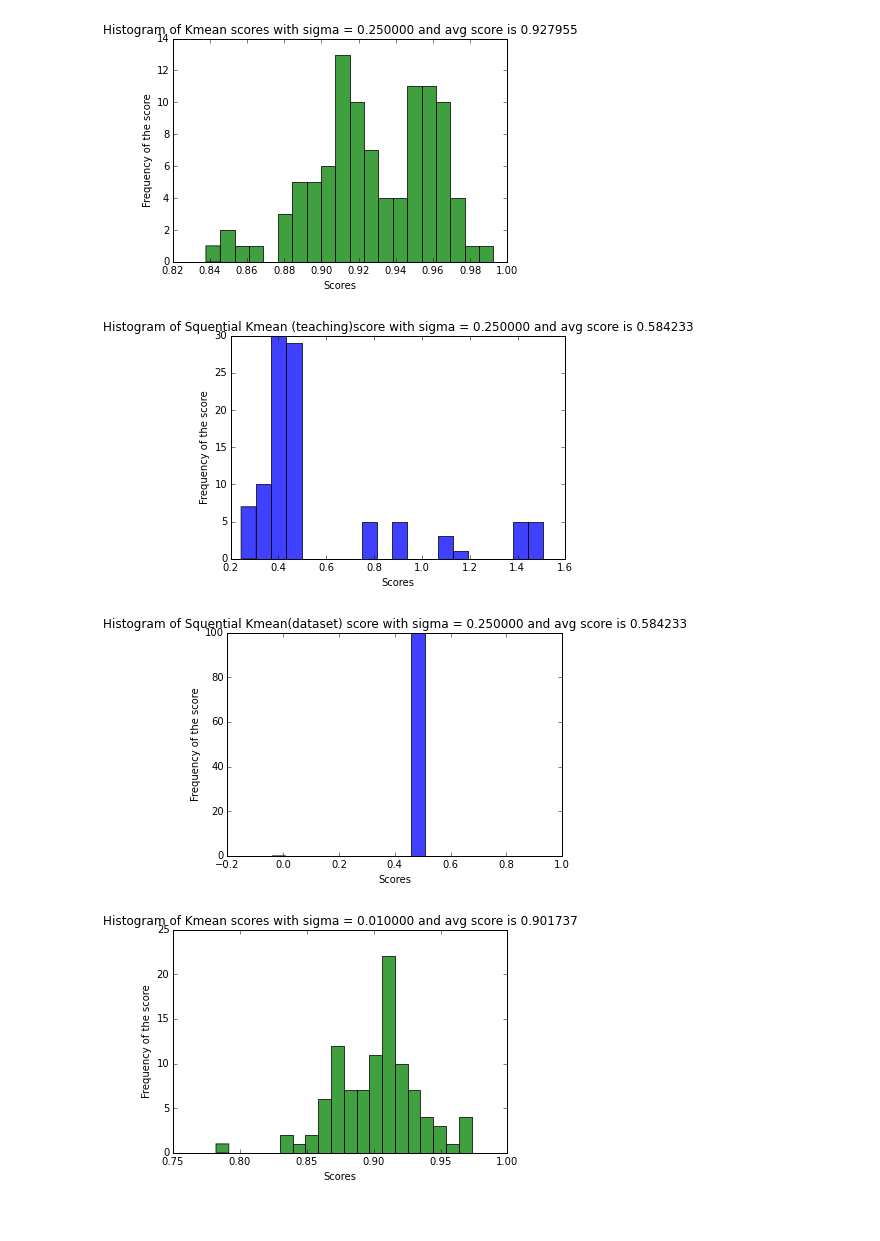
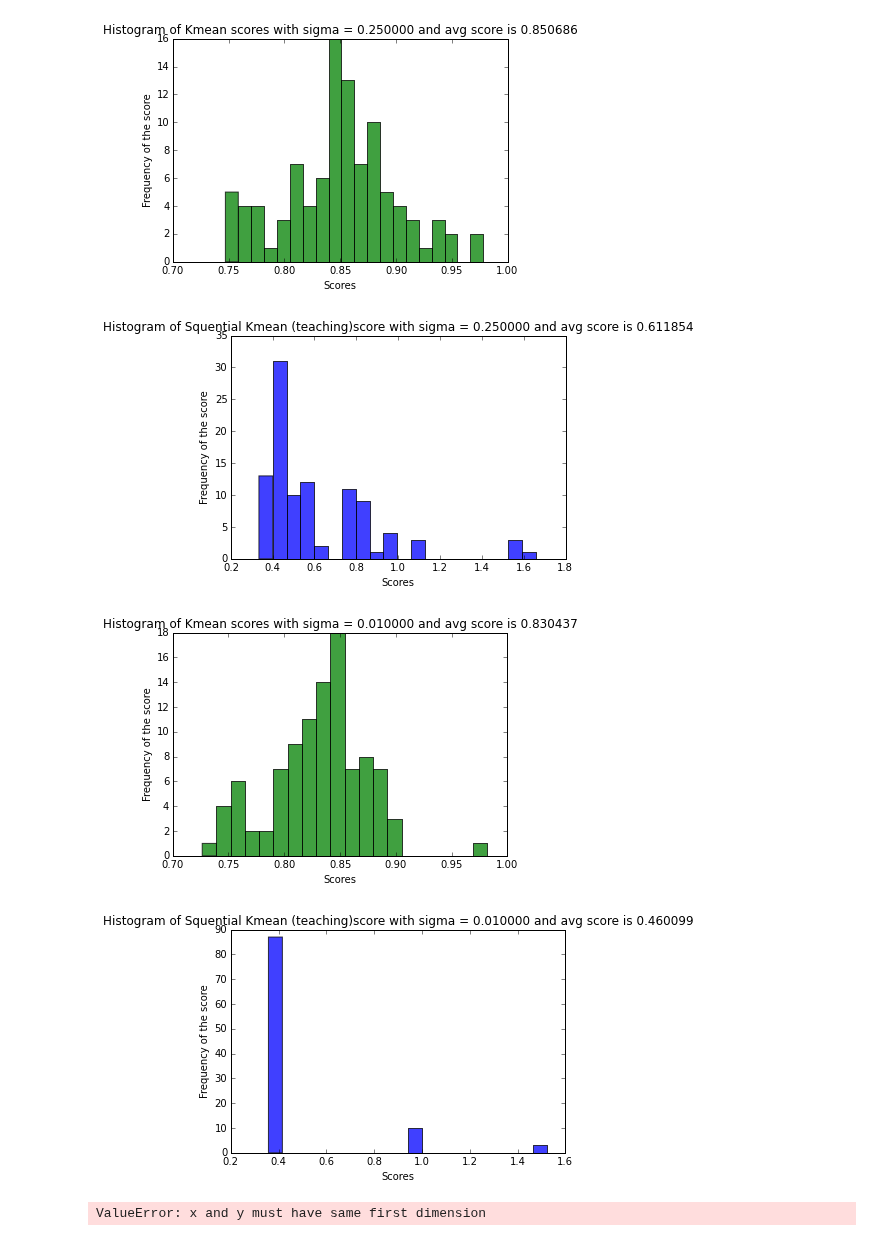
Before and after one commit to RuiqingQiu/K-Mean, a Jupyter notebook: kmeans.ipynb, the cells around one changed output. Saved outputs shown, nothing was run; the diff lists cells and outputs as text; code cells hidden in the pictures.

Commit message:
score still need to be changed

```diff
--- a/kmeans.ipynb
+++ b/kmeans.ipynb
@@ -384,53 +384,54 @@ def experiment3():
 
         # permuatate the teaching signal
         for i in range(num_of_iterations):
             # res1, idx1 = sequential_kmean(np.random.permutation(data_set) , k)
             # tmp_data_set = np.concatenate((teaching_data_set, np.random.permutation(data_set)))
-            tmp_data_set = np.concatenate((np.random.permutation(teaching_data_set), d.data_set))
+            tmp_data_set = np.concatenate((np.random.permutation(teaching_data_set), np.random.permutation(d.data_set)))
             res1, idx1 = sequential_kmean(tmp_data_set , d.k)
             score_list_skmean.append(d.error_calculate(res1))
         avg_score = sum(score_list_skmean)/len(score_list_skmean)
         seq_kmean_avg_score.append(avg_score)
         plt.xlabel('Scores')
         plt.ylabel('Frequency of the score')
         plt.title(r'Histogram of Squential Kmean (teaching)score with sigma = %f and avg score is %f ' % (small_sigma, avg_score))
         #plt.text(1,1,'sigma = %f' % small_sigma)
         #plt.text(0.8,15,'avg score = %f ' %avg_score)
         #plt.bar(range(num_of_iterations), score_list)
         n, bins, patches = plt.hist(score_list_skmean,20,normed=0,facecolor="blue",alpha=0.75)
         plt.show()
         pylab.clf()
 
-        # permutate the data set
-        for i in range(num_of_iterations):
-            # res1, idx1 = sequential_kmean(np.random.permutation(data_set) , k)
-            # tmp_data_set = np.concatenate((teaching_data_set, np.random.permutation(data_set)))
-            tmp_data_set = np.concatenate((teaching_data_set, np.random.permutation(d.data_set)))
-            res1, idx1 = sequential_kmean(tmp_data_set , d.k)
-            score_list_skmean_data.append(d.error_calculate(res1))
-        avg_score = sum(score_list_skmean)/len(score_list_skmean)
-        seq_kmean_data_avg_score.append(avg_score)
-        plt.xlabel('Scores')
-        plt.ylabel('Frequency of the score')
-        plt.title(r'Histogram of Squential Kmean(dataset) score with sigma = %f and avg score is %f ' % (small_sigma, avg_score))
-        #plt.text(1,1,'sigma = %f' % small_sigma)
-        #plt.text(0.8,15,'avg score = %f ' %avg_score)
-        #plt.bar(range(num_of_iterations), score_list)
-        n, bins, patches = plt.hist(score_list_skmean_data,20,normed=0,facecolor="blue",alpha=0.75)
-        plt.show()
-        pylab.clf()
+#         # permutate the data set
+#         for i in range(num_of_iterations):
+#             # res1, idx1 = sequential_kmean(np.random.permutation(data_set) , k)
+#             # tmp_data_set = np.concatenate((teaching_data_set, np.random.permutation(data_set)))
+#             tmp_data_set = np.concatenate((teaching_data_set, np.random.permutation(d.data_set)))
+#             res1, idx1 = sequential_kmean(tmp_data_set , d.k)
+#             score_list_skmean_data.append(d.error_calculate(res1))
+#         avg_score = sum(score_list_skmean)/len(score_list_skmean)
+#         seq_kmean_data_avg_score.append(avg_score)
+#         plt.xlabel('Scores')
+#         plt.ylabel('Frequency of the score')
+#         plt.title(r'Histogram of Squential Kmean(dataset) score with sigma = %f and avg score is %f ' % (small_sigma, avg_score))
+#         #plt.text(1,1,'sigma = %f' % small_sigma)
+#         #plt.text(0.8,15,'avg score = %f ' %avg_score)
+#         #plt.bar(range(num_of_iterations), score_list)
+#         n, bins, patches = plt.hist(score_list_skmean_data,20,normed=0,facecolor="blue",alpha=0.75)
+#         plt.show()
+#         pylab.clf()
 
     plt.plot(sigma_list,kmean_avg_score)
     plt.plot(sigma_list,seq_kmean_avg_score, marker='o',color='r')
     plt.plot(sigma_list,seq_kmean_data_avg_score,marker = 'o',color='b')
     plt.ylabel('scores change')
     plt.xlabel('Average Score')
     # reverse the xaxis from big sigma to smaller sigma
     plt.gca().invert_xaxis()
     plt.show()
 experiment3()
 # %% [output]
-[figure, old version]
+[figure, new version]
-[figure, old version]
+[figure, new version]
-[figure, old version]
+[figure, new version]
-[figure, old version]
+[figure, new version]
+ValueError: x and y must have same first dimension
```
Also changed, not shown: parts of 6 cells of this notebook.
